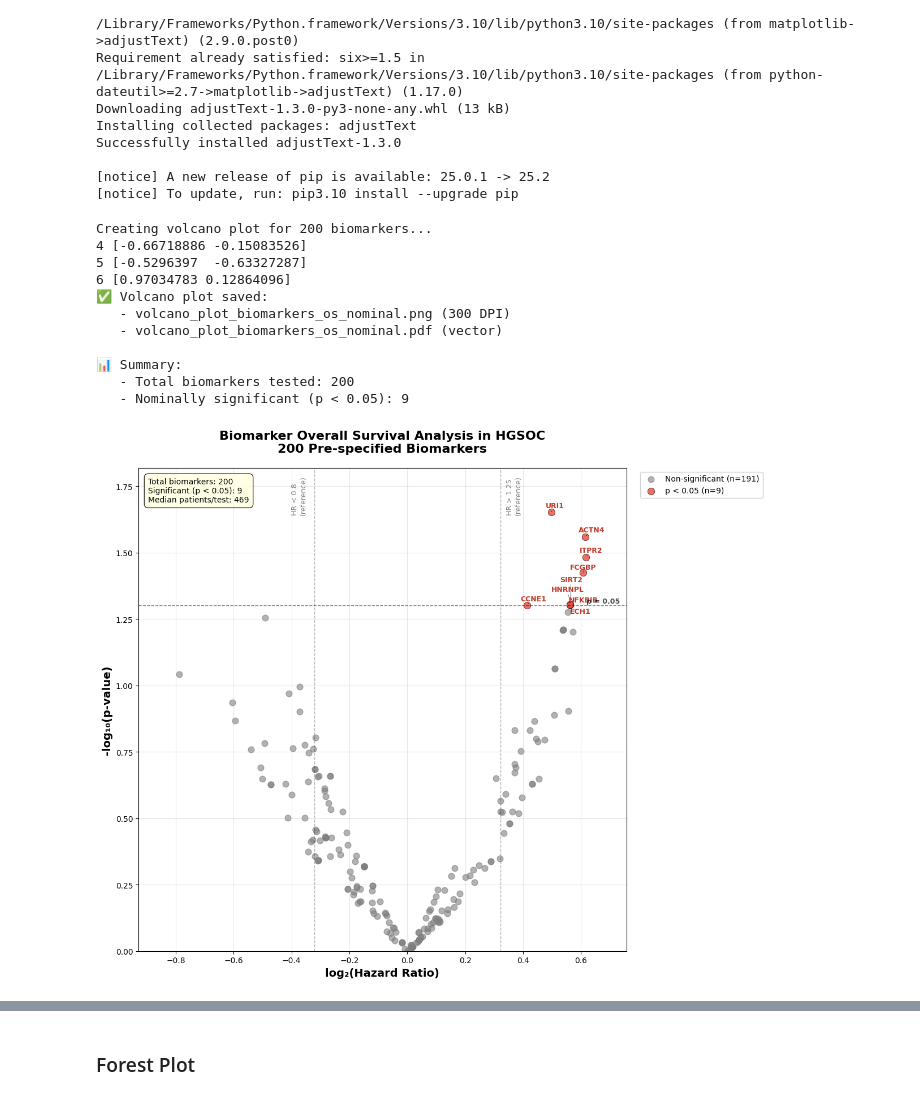
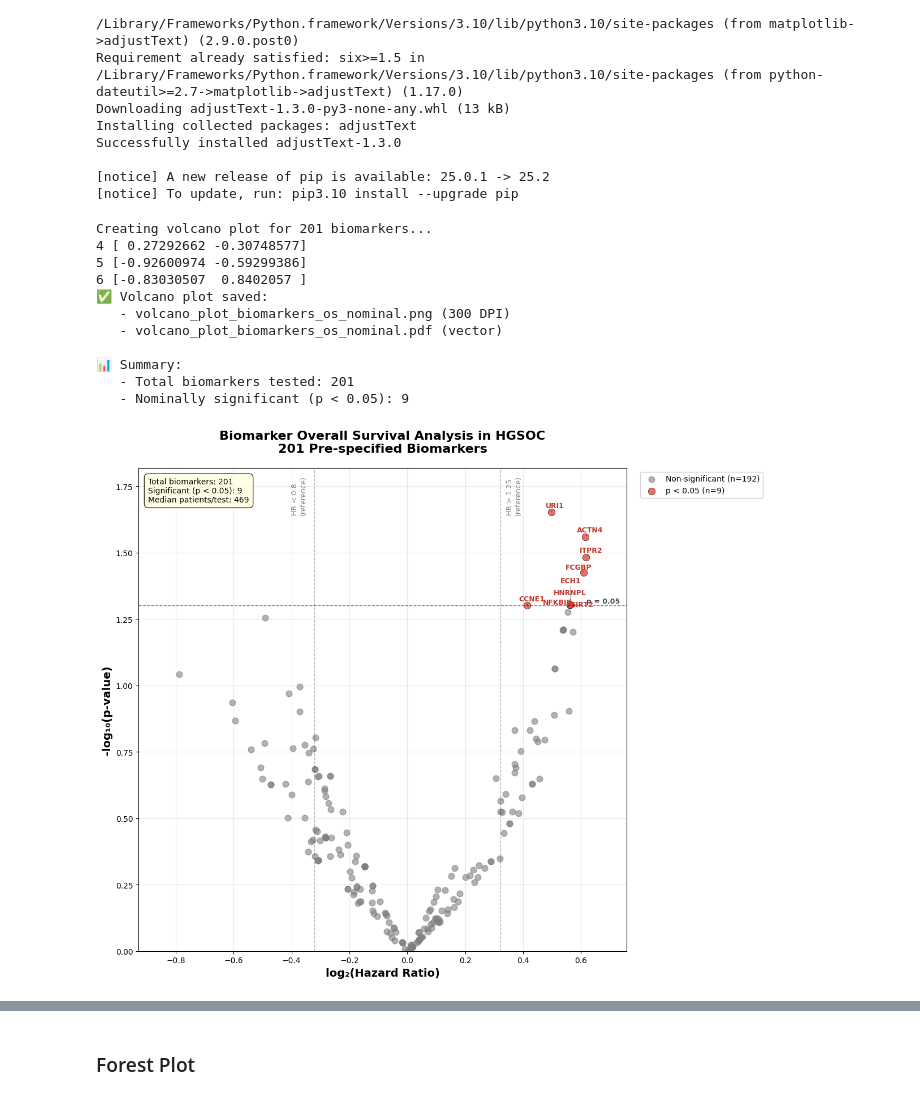
Before and after one commit to faith-ogun/bioslate-hgsoc-core, a Jupyter notebook: notebooks/tcga_ov_biomarker_survival_analysis.ipynb, the cells around one changed output, grey strips where cells are left out. Drawn from its saved outputs; the diff is of its cells as text; code cells hidden in the pictures.

```diff
--- a/notebooks/tcga_ov_biomarker_survival_analysis.ipynb
+++ b/notebooks/tcga_ov_biomarker_survival_analysis.ipynb
@@ -1078,7 +1076,7 @@ if texts:
 ax.set_xlabel('log₂(Hazard Ratio)', fontsize=14, fontweight='bold')
 ax.set_ylabel('-log₁₀(p-value)', fontsize=14, fontweight='bold')
 ax.set_title('Biomarker Overall Survival Analysis in HGSOC\n'
-             '200 Pre-specified Biomarkers',
+             '201 Pre-specified Biomarkers',
              fontsize=16, fontweight='bold', pad=20)
 
 # Grid
@@ -1107,39 +1105,39 @@ ax.set_ylim(0, volcano_data['neg_log10_p'].max() + y_margin)
 # Summary box
 stats_text = f"""Total biomarkers: {len(volcano_data)}
 Significant (p < 0.05): {significant_mask.sum()}
 Median patients/test: {int(volcano_data['N_patients'].median())}"""
 ax.text(0.02, 0.98, stats_text, transform=ax.transAxes, fontsize=10,
         bbox=dict(boxstyle="round,pad=0.5", facecolor="lightyellow", alpha=0.8),
         verticalalignment='top')
 
 plt.tight_layout()
 
 # Save
 plt.savefig('../figures/volcano_plot_biomarkers_os_nominal.png', dpi=300, bbox_inches='tight')
 plt.savefig('../figures/volcano_plot_biomarkers_os_nominal.pdf', bbox_inches='tight')
 
 print("✅ Volcano plot saved:")
 print("   - volcano_plot_biomarkers_os_nominal.png (300 DPI)")
 print("   - volcano_plot_biomarkers_os_nominal.pdf (vector)")
 
 print(f"\n📊 Summary:")
 print(f"   - Total biomarkers tested: {len(volcano_data)}")
 print(f"   - Nominally significant (p < 0.05): {significant_mask.sum()}")
 
 plt.show()
 # %% [output]
-Creating volcano plot for 200 biomarkers...
-4 [-0.66718886 -0.15083526]
-5 [-0.5296397  -0.63327287]
-6 [0.97034783 0.12864096]
+Creating volcano plot for 201 biomarkers...
+4 [ 0.27292662 -0.30748577]
+5 [-0.92600974 -0.59299386]
+6 [-0.83030507  0.8402057 ]
 ✅ Volcano plot saved:
    - volcano_plot_biomarkers_os_nominal.png (300 DPI)
    - volcano_plot_biomarkers_os_nominal.pdf (vector)
 
 📊 Summary:
-   - Total biomarkers tested: 200
+   - Total biomarkers tested: 201
    - Nominally significant (p < 0.05): 9
-[figure, old version]
+[figure, new version]
 # %%
 # Publication-Ready Volcano Plot for 200 Biomarker Analysis - Nominal Significance
 import pandas as pd
```
Also changed, not shown: parts of 7 cells of this notebook, 13 other files.
